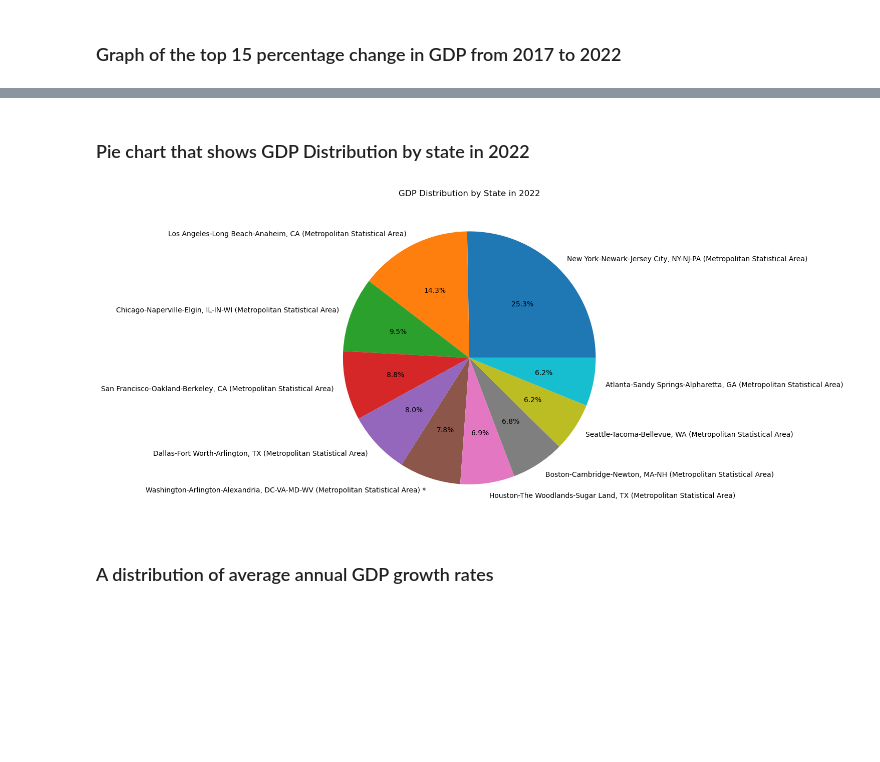
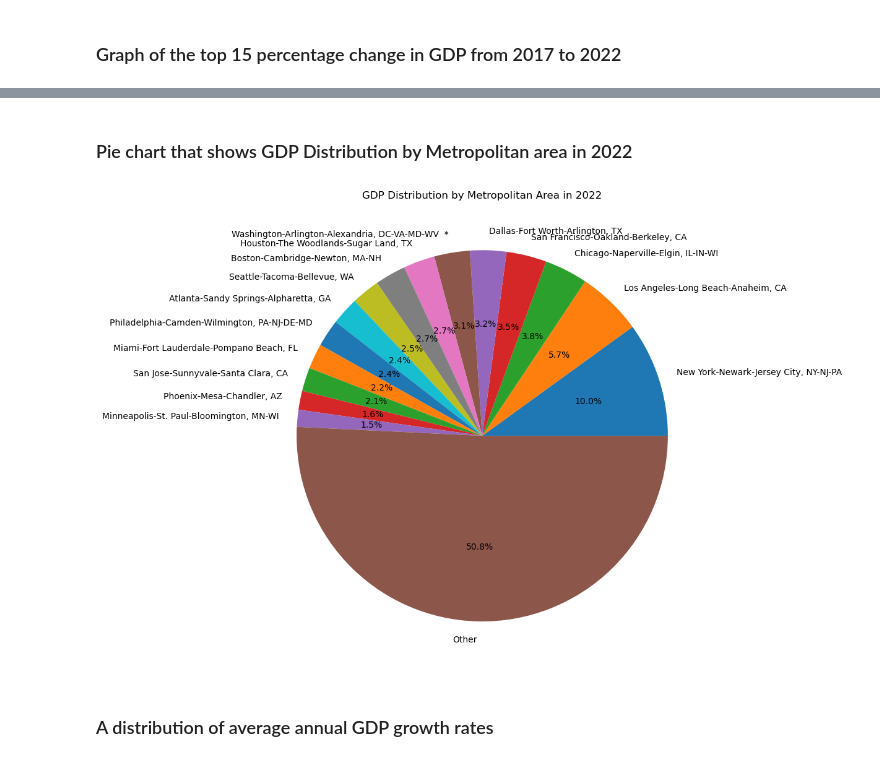
Before and after one commit to dbdesign-students-spring2024/8-pandas-exploration-VideoStorms, a Jupyter notebook: analysis.ipynb, the cells around one changed output, grey strips where cells are left out. Saved outputs shown, nothing was run; the diff lists cells and outputs as text; code cells hidden in the pictures; blank space fills up the shorter version.

```diff
--- a/analysis.ipynb
+++ b/analysis.ipynb
@@ -357,18 +378,34 @@ plt.show()
 # %% [markdown]
-### Pie chart that shows GDP Distribution by state in 2022
+### Pie chart that shows GDP Distribution by Metropolitan area in 2022
-# %%
-plt.figure(figsize=(12, 8))
-
-df_2022_sorted = df.sort_values("2022", ascending=False).head(10)
-
-plt.pie(df_2022_sorted["2022"], labels=df_2022_sorted["GeoName"], autopct='%1.1f%%')
-
-plt.title("GDP Distribution by State in 2022")
-plt.tight_layout()
-
-plt.show()
-# %% [output]
-[figure, removed]
+# %%
+total_gdp = df["2022"].sum()
+
+# Create a new column with percentages
+df["2022_percent"] = (df["2022"] / total_gdp) * 100
+
+# Split into 'top 10' and 'Other'
+df_top10 = df[df["2022_percent"] >= 1].sort_values("2022_percent", ascending=False).head(15)
+df_other = df[df["2022_percent"] < 1]
+
+# Aggregate the 'Other' category
+other_gdp = df_other["2022"].sum()
+
+# Create a new row for 'Other'
+df_other_row = pd.DataFrame({"GeoName": ["Other"], "2022": [other_gdp]})
+
+# Combine 'Top 10' with 'Other'
+df_2022_sorted = pd.concat([df_top10, df_other_row])
+
+# Plot pie chart
+plt.figure(figsize=(12, 8))
+plt.pie(df_2022_sorted["2022"], labels=df_2022_sorted["GeoName"], autopct='%1.1f%%')
+
+plt.title("GDP Distribution by Metropolitan Area in 2022")
+plt.tight_layout()
+
+plt.show()
+# %% [output]
+[figure, added]
 # %% [markdown]
 ### A distribution of average annual GDP growth rates
 # %%
```
Also changed, not shown: parts of 14 cells of this notebook.
